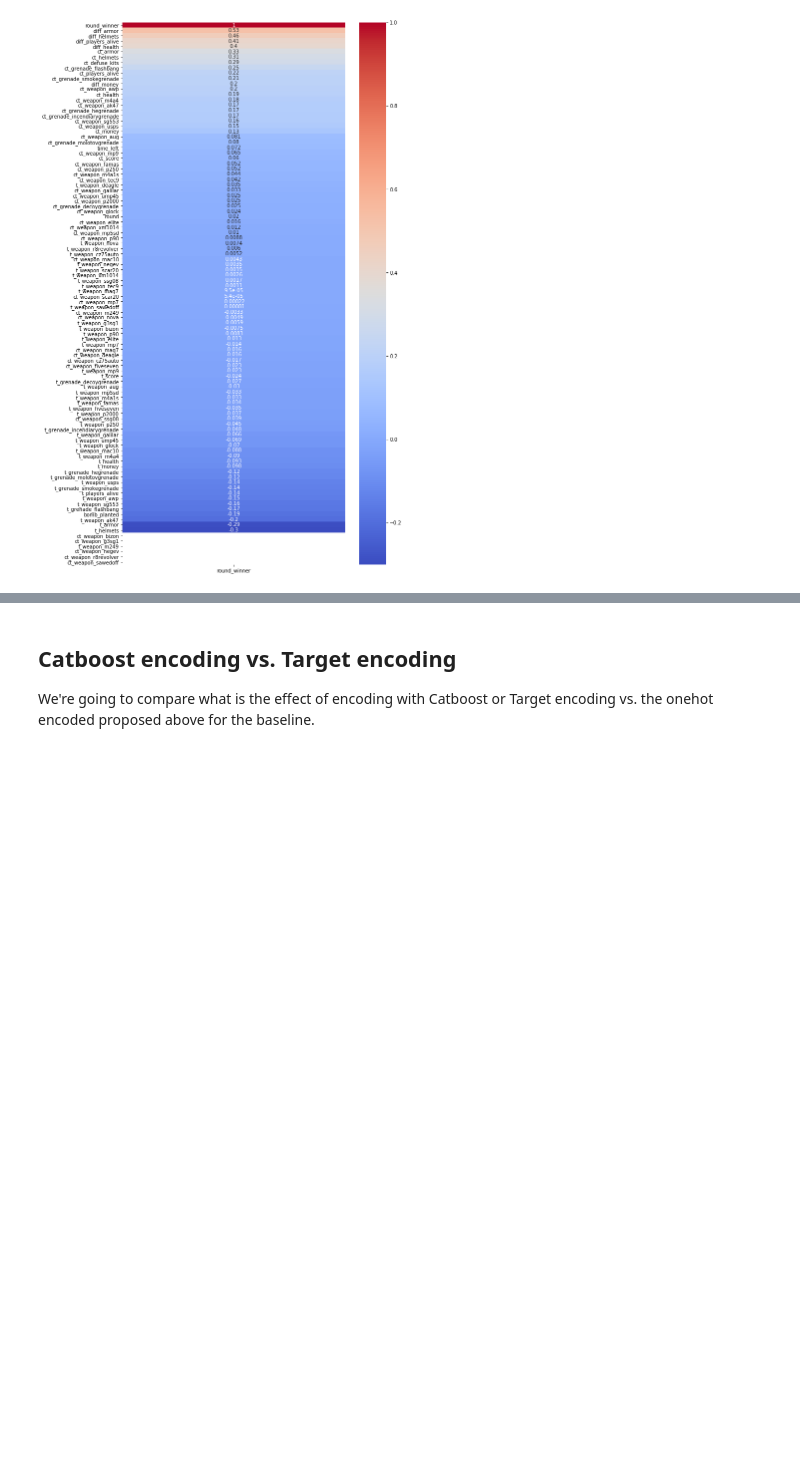
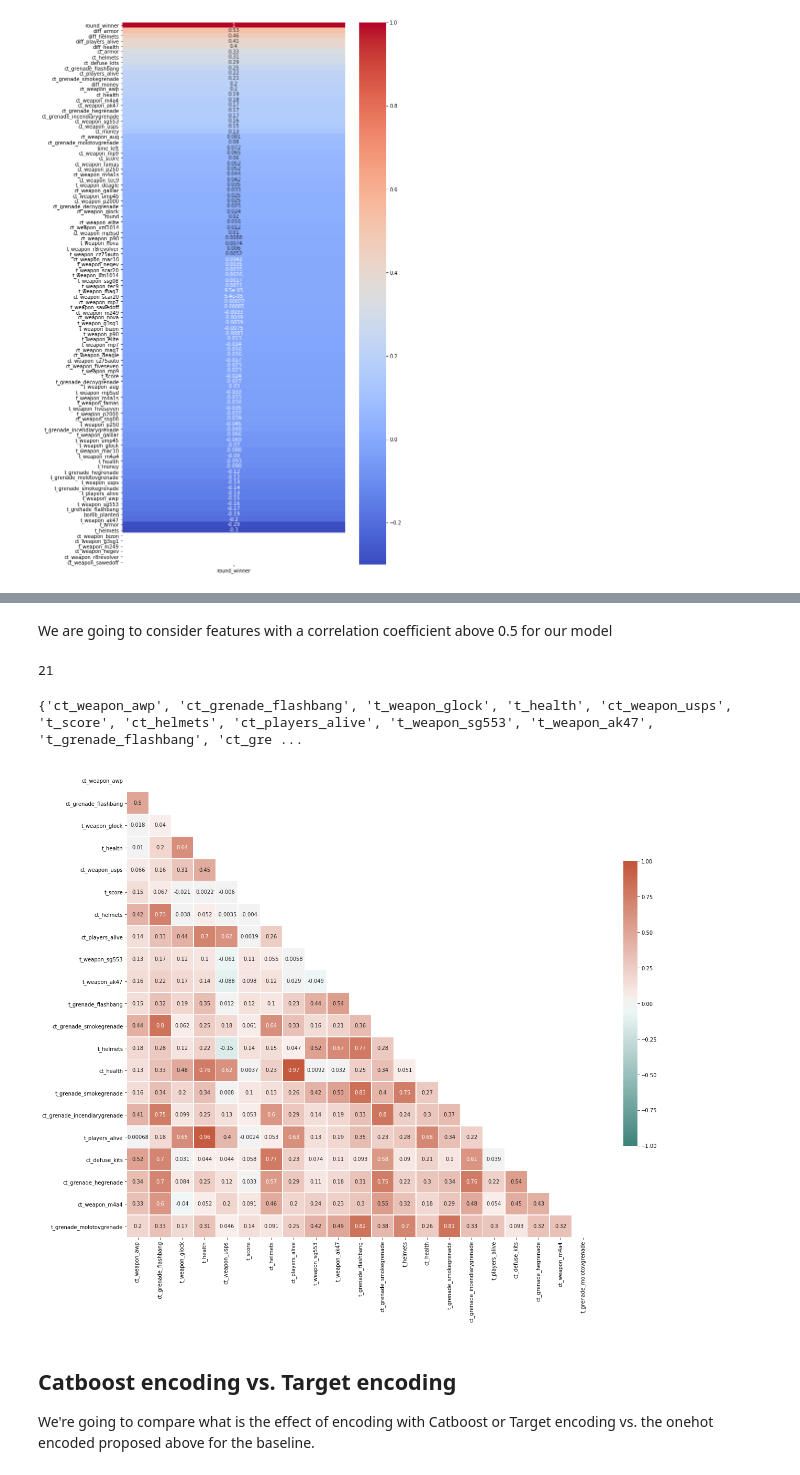
Before and after one commit to jacksomeone-92/ML2_Group_B, a Jupyter notebook: GroupB_CounterStrikeGO.ipynb, the cells around one changed output, grey strips where cells are left out. Saved outputs shown, nothing was run; the diff lists cells and outputs as text; code cells hidden in the pictures; blank space fills up the shorter version.

```diff
--- a/GroupB_CounterStrikeGO.ipynb
+++ b/GroupB_CounterStrikeGO.ipynb
@@ -711,0 +735,2 @@ sns.heatmap(covars[['round_winner']].sort_values(by=['round_winner'],ascending =
+# %% [markdown]
+We are going to consider features with a correlation coefficient above 0.5 for our model
@@ -712,3 +748,34 @@ sns.heatmap(covars[['round_winner']].sort_values(by=['round_winner'],ascending =
+# %%
+#check shape
+len(correlated_features)
+# %% [output]
+21
+# %%
+print(correlated_features)
+# %% [output]
+{'ct_weapon_awp', 'ct_grenade_flashbang', 't_weapon_glock', 't_health', 'ct_weapon_usps', 't_score', 'ct_helmets', 'ct_players_alive', 't_weapon_sg553', 't_weapon_ak47', 't_grenade_flashbang', 'ct_gre ...
+# %%
+X_corr = df[['ct_weapon_awp', 'ct_grenade_flashbang', 't_weapon_glock', 't_health', 'ct_weapon_usps',
+                       't_score', 'ct_helmets', 'ct_players_alive', 't_weapon_sg553', 't_weapon_ak47',
+                       't_grenade_flashbang', 'ct_grenade_smokegrenade', 't_helmets', 'ct_health', 't_grenade_smokegrenade',
+                       'ct_grenade_incendiarygrenade', 't_players_alive', 'ct_defuse_kits', 'ct_grenade_hegrenade',
+                       'ct_weapon_m4a4', 't_grenade_molotovgrenade']]
+y_corr = df['round_winner']
+# %%
+correlation = X_corr.corr()
+
+mask = np.zeros_like(correlation, dtype=np.bool)
+mask[np.triu_indices_from(mask)] = True
+
+f, ax = plt.subplots(figsize=(20, 20))
+
+cmap = sns.diverging_palette(180, 20, as_cmap=True)
+sns.heatmap(correlation, mask=mask, cmap=cmap, vmax=1, vmin =-1, center=0,
+            square=True, linewidths=.5, cbar_kws={"shrink": .5}, annot=True)
+
+plt.show()
+# %% [output]
+[figure, added]
 # %% [markdown]
 ## Catboost encoding vs. Target encoding
 
```
Also changed, not shown: parts of 13 cells of this notebook.
